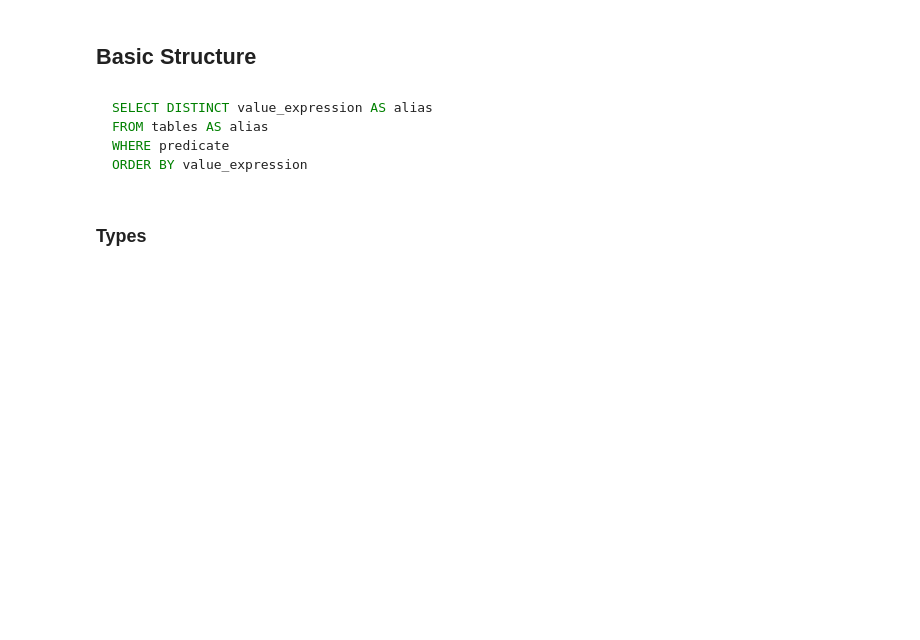
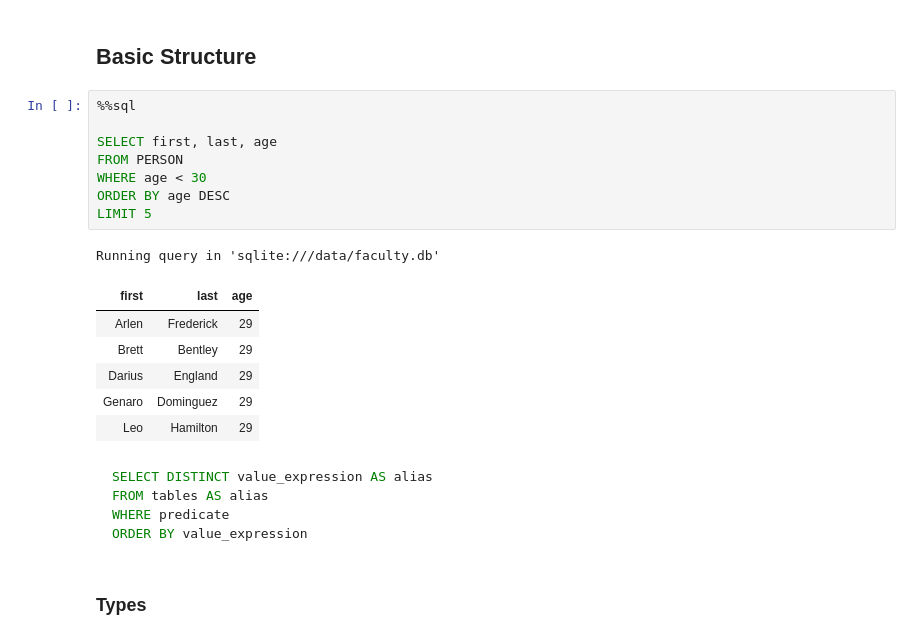
Before and after one commit to cliburn/learn-python-stats, a Jupyter notebook: A08_SQL_Queries_01.ipynb, the cells around one changed output. Saved outputs shown, nothing was run; the diff lists cells and outputs as text; blank space fills up the shorter version.

````diff
--- a/A08_SQL_Queries_01.ipynb
+++ b/A08_SQL_Queries_01.ipynb
@@ -50,5 +102,21 @@ master.DataFrame()
 # %% [markdown]
 ## Basic Structure
+# %%
+%%sql
+
+SELECT first, last, age
+FROM PERSON
+WHERE age < 30
+ORDER BY age DESC
+LIMIT 5
+# %% [output]
+Running query in 'sqlite:///data/faculty.db'
+| first | last | age |
+| Arlen | Frederick | 29 |
+| Brett | Bentley | 29 |
+| Darius | England | 29 |
+| Genaro | Dominguez | 29 |
+| Leo | Hamilton | 29 |
 # %% [markdown]
 ```SQL
 SELECT DISTINCT value_expression AS alias
````
Also changed, not shown: parts of 34 cells of this notebook, 2 other files.
